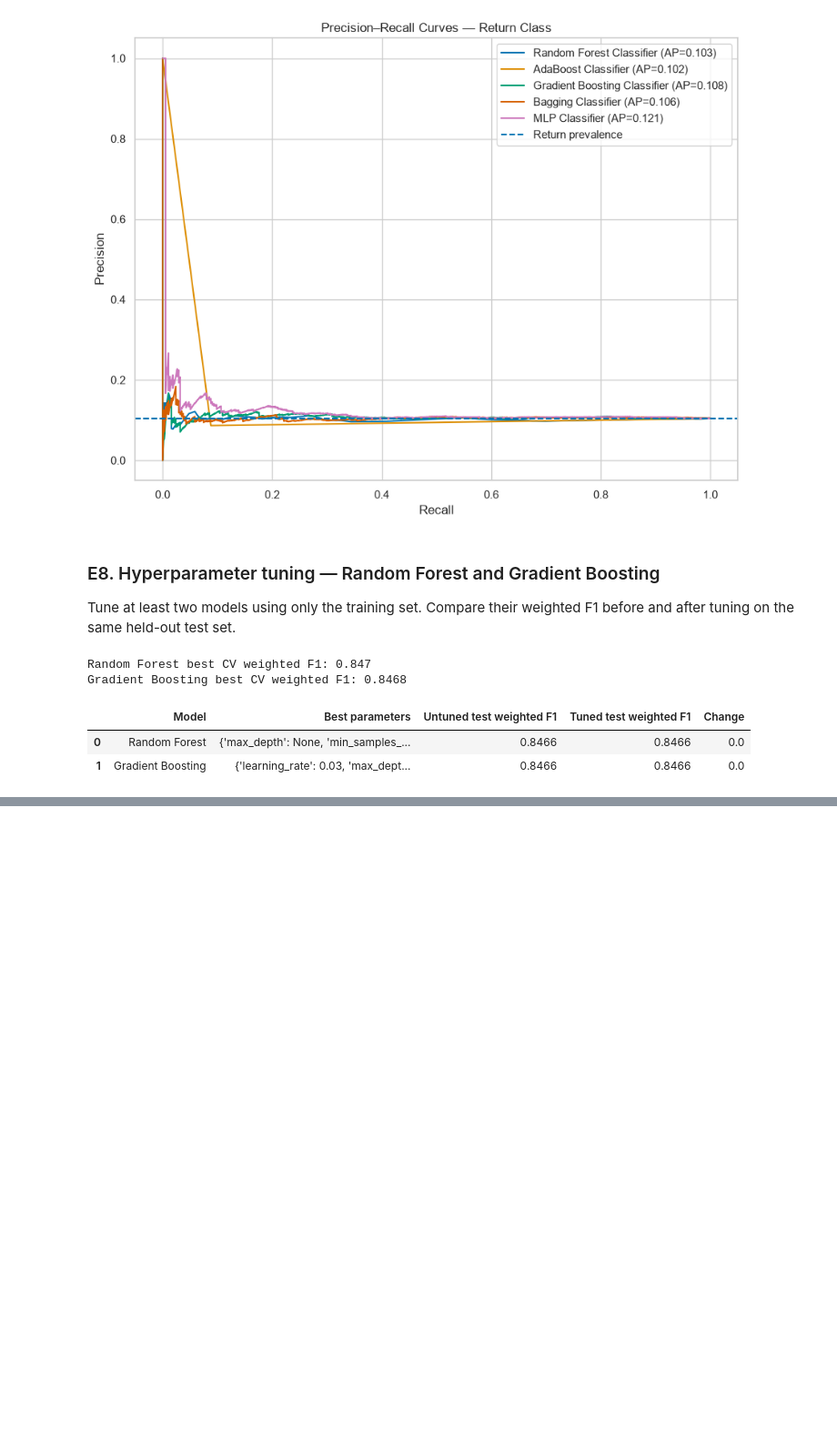
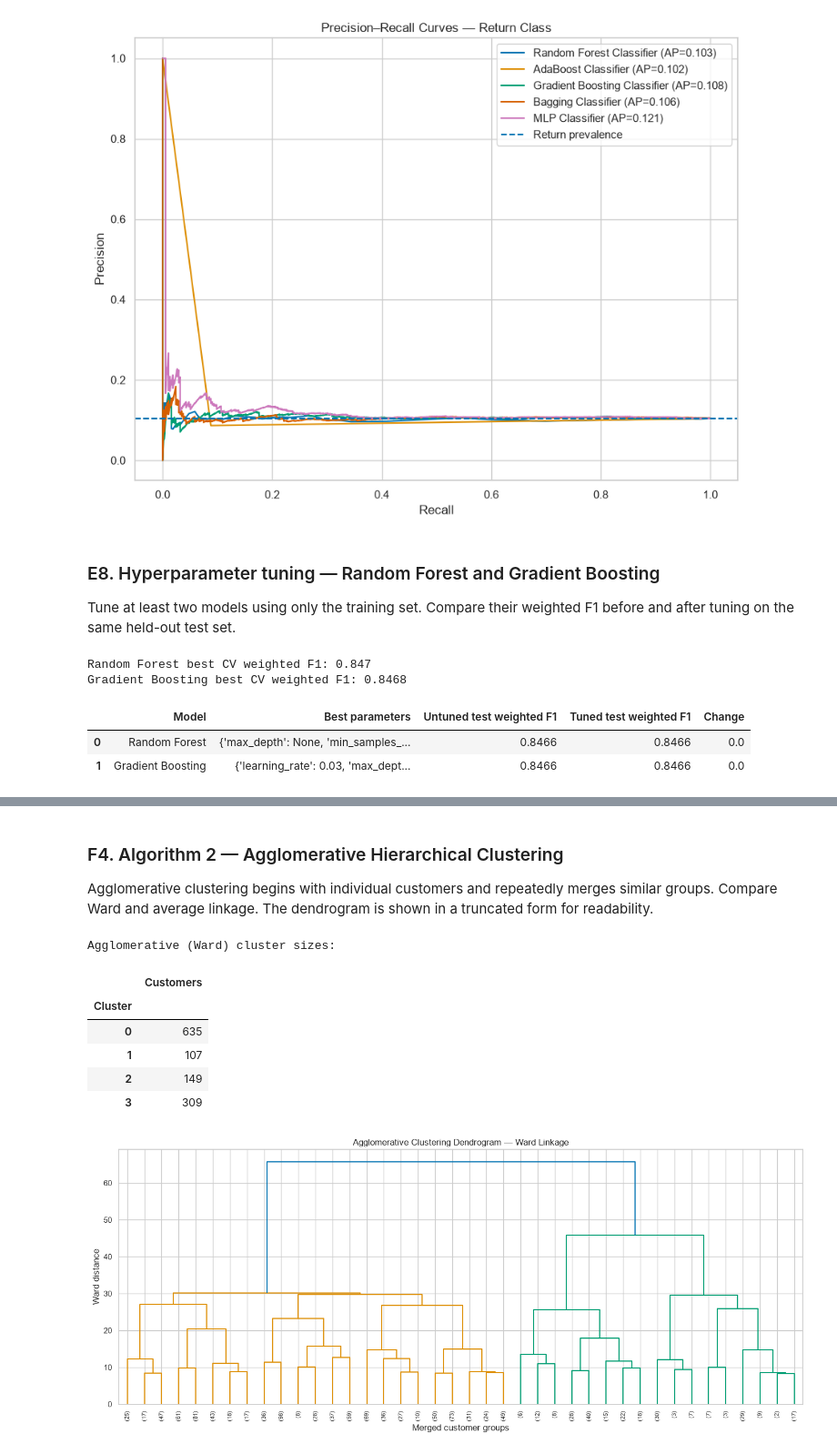
Before and after one commit to Ramjith821/RetailSalestest, a Jupyter notebook: Retail_store.ipynb, the cells around one changed output, grey strips where cells are left out. Shown at 91% size. Saved outputs shown, nothing was run; the diff lists cells and outputs as text; code cells hidden in the pictures; blank space fills up the shorter version.

```diff
--- a/Retail_store.ipynb
+++ b/Retail_store.ipynb
@@ -1447,0 +1574,29 @@ Gradient Boosting best CV weighted F1: 0.8468
+# %% [markdown]
+### F4. Algorithm 2 — Agglomerative Hierarchical Clustering
+
+Agglomerative clustering begins with individual customers and repeatedly merges similar groups. Compare Ward and average linkage. The dendrogram is shown in a truncated form for readability.
+# %%
+# Algorithm 2: Agglomerative Hierarchical Clustering — Ward linkage
+agg_ward_model = AgglomerativeClustering(n_clusters=SELECTED_K, linkage="ward")
+agg_ward_labels = agg_ward_model.fit_predict(X_cluster_scaled)
+print("Agglomerative (Ward) cluster sizes:")
+display(pd.Series(agg_ward_labels, name="Cluster").value_counts().sort_index().to_frame("Customers"))
+
+# Dendrogram for Ward linkage
+ward_linkage_matrix = linkage(X_cluster_scaled, method="ward")
+plt.figure(figsize=(14, 6))
+dendrogram(ward_linkage_matrix, truncate_mode="lastp", p=40, show_leaf_counts=True, leaf_rotation=90)
+plt.title("Agglomerative Clustering Dendrogram — Ward Linkage")
+plt.xlabel("Merged customer groups")
+plt.ylabel("Ward distance")
+plt.tight_layout()
+plt.show()
+# %% [output]
+Agglomerative (Ward) cluster sizes:
+|  | Customers |
+| Cluster |  |
+| 0 | 635 |
+| 1 | 107 |
+| 2 | 149 |
+| 3 | 309 |
+[figure, added]
```
Also changed, not shown: parts of 16 cells of this notebook.
